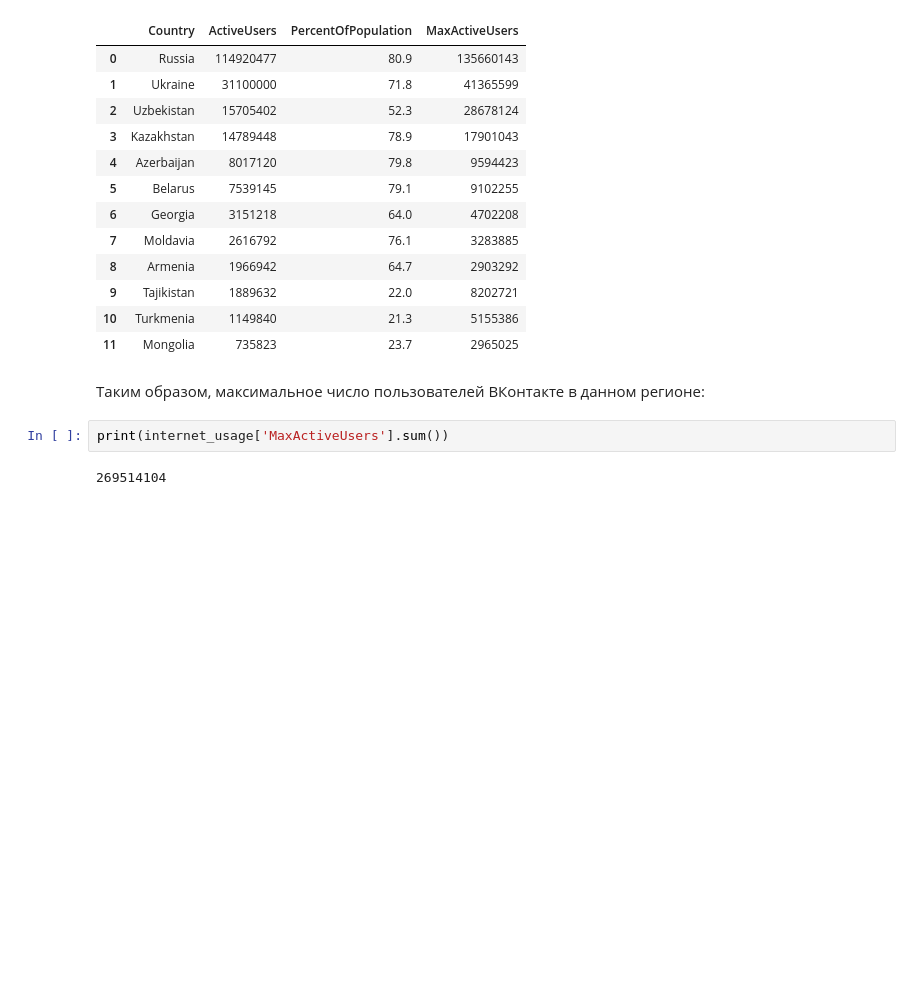
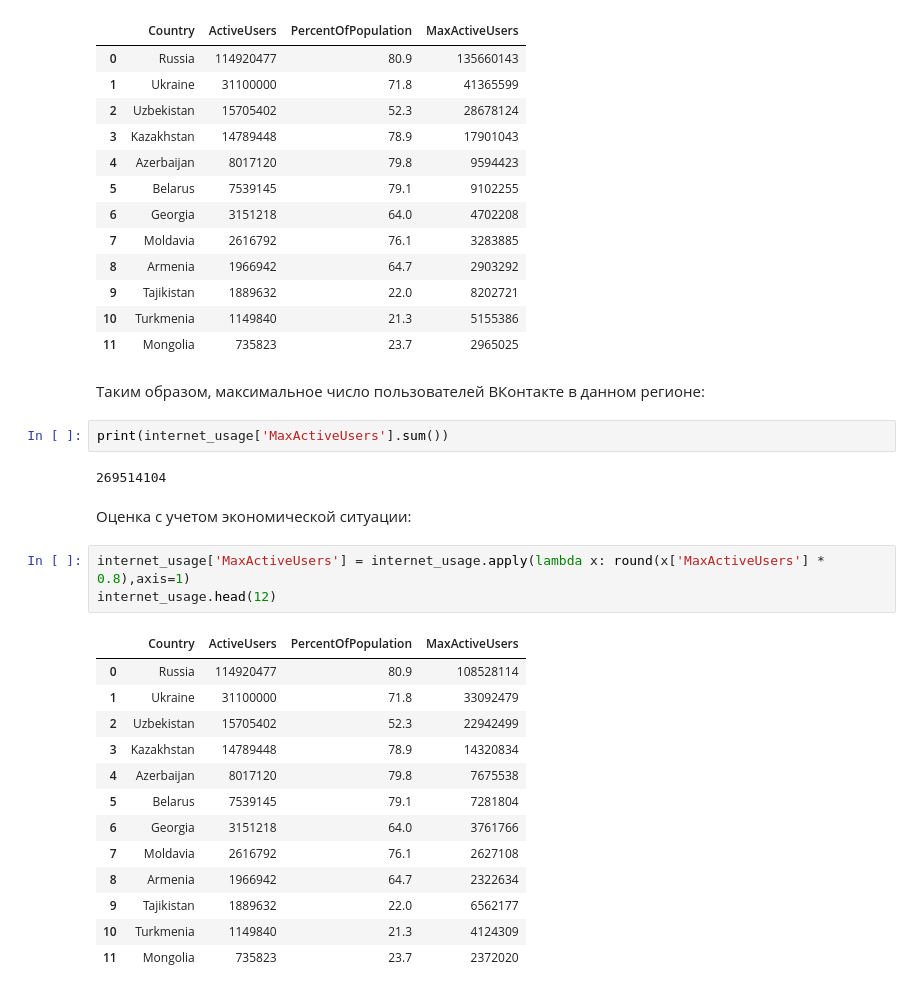
Before and after one commit to DPeshkoff/technopark-highload-coursework, a Jupyter notebook: data/target-audience.ipynb, the cells around one changed output. Cells and saved outputs as stored; diff of their text form; blank space fills up the shorter version.

```diff
--- a/data/target-audience.ipynb
+++ b/data/target-audience.ipynb
@@ -71,3 +71,22 @@ internet_usage.head(12)
 print(internet_usage['MaxActiveUsers'].sum())
 # %% [output]
 269514104
+# %% [markdown]
+Оценка с учетом экономической ситуации:
+# %%
+internet_usage['MaxActiveUsers'] = internet_usage.apply(lambda x: round(x['MaxActiveUsers'] * 0.8),axis=1)
+internet_usage.head(12)
+# %% [output]
+|  | Country | ActiveUsers | PercentOfPopulation | MaxActiveUsers |
+| 0 | Russia | 114920477 | 80.9 | 108528114 |
+| 1 | Ukraine | 31100000 | 71.8 | 33092479 |
+| 2 | Uzbekistan | 15705402 | 52.3 | 22942499 |
+| 3 | Kazakhstan | 14789448 | 78.9 | 14320834 |
+| 4 | Azerbaijan | 8017120 | 79.8 | 7675538 |
+| 5 | Belarus | 7539145 | 79.1 | 7281804 |
+| 6 | Georgia | 3151218 | 64.0 | 3761766 |
+| 7 | Moldavia | 2616792 | 76.1 | 2627108 |
+| 8 | Armenia | 1966942 | 64.7 | 2322634 |
+| 9 | Tajikistan | 1889632 | 22.0 | 6562177 |
+| 10 | Turkmenia | 1149840 | 21.3 | 4124309 |
+| 11 | Mongolia | 735823 | 23.7 | 2372020 |
```
Also changed, not shown: 4 other files.
